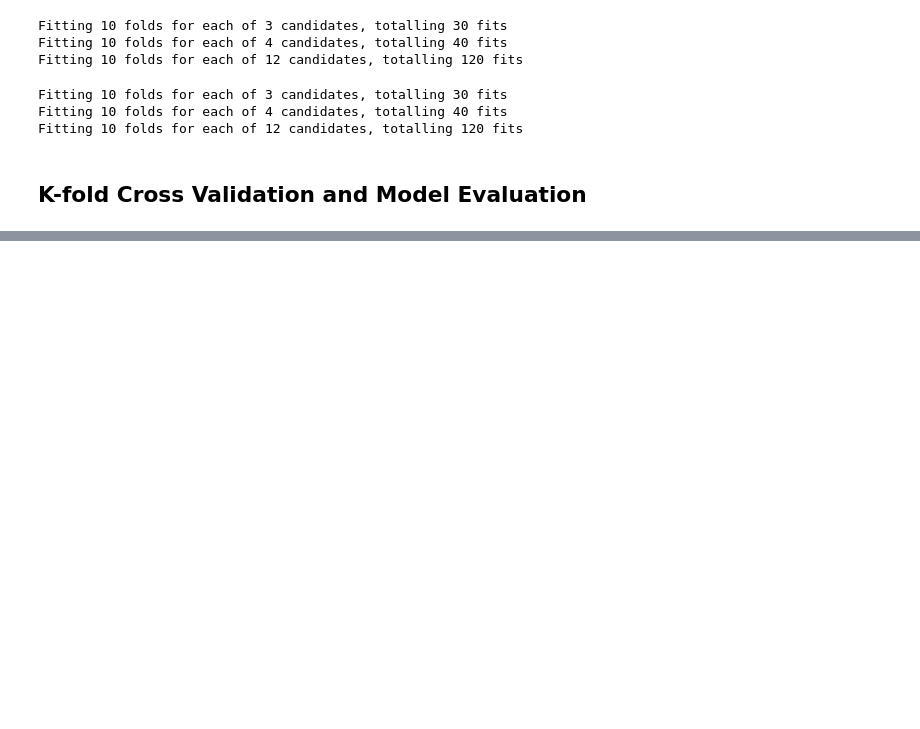
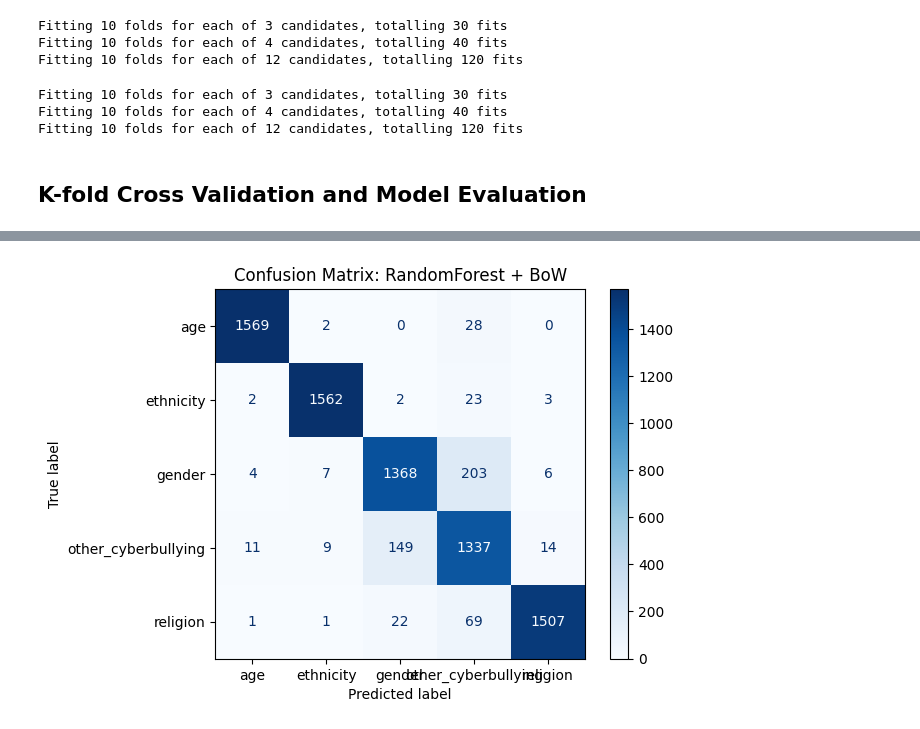
Before and after one commit to msegreto/CyberbullismDetection, a Jupyter notebook: notebook/4_MultiClassification.ipynb, the cells around one changed output, grey strips where cells are left out. Drawn from its saved outputs; the diff is of its cells as text; code cells hidden in the pictures; blank space fills up the shorter version.

```diff
--- a/notebook/4_MultiClassification.ipynb
+++ b/notebook/4_MultiClassification.ipynb
@@ -264,0 +266,85 @@ display(df_eval_sorted)
+# %%
+# test set loading
+df_eval_sorted = pd.read_csv('../dataset/cross_validation/binary_result.csv')
+df_test = pd.read_csv("../dataset/test_set.csv")
+df_test = df_test[df_test["multiclass_label"] != "not_cyberbullying"]
+X_test_text = df_test["text"]
+y_test = df_test["multiclass_label"].map(label2id)
+
+# Feature extraction
+tfidf_vectorizer = joblib.load("../model/tfidf_vocabulary_multiclass.pkl")
+bow_vectorizer = joblib.load("../model/bow_vocabulary_multiclass.pkl")
+
+w2v_model_1 = gensim.models.Word2Vec.load("../model/word2vec_model1.model")
+w2v_model_2 = gensim.models.Word2Vec.load("../model/word2vec_model2.model")
+
+X_test_tfidf = tfidf_vectorizer.transform(X_test_text)
+X_test_bow = bow_vectorizer.transform(X_test_text)
+X_test_w2v_1 = compute_w2v_features(X_test_text, w2v_model_1, w2v_model_1.vector_size)
+X_test_w2v_2 = compute_w2v_features(X_test_text, w2v_model_2, w2v_model_2.vector_size)
+
+# Dataset mapping
+datasets = {
+    "BoW": X_test_bow,
+    "TF-IDF": X_test_tfidf,
+    "W2V-1": X_test_w2v_1,
+    "W2V-2": X_test_w2v_2
+}
+
+top_models = df_eval_sorted.head(6)
+
+def print_metrics_and_confmat_multiclass(y_true, y_pred, labels, title):
+    print(f"\n--- {title} ---")
+    acc = accuracy_score(y_true, y_pred)
+    prec = precision_score(y_true, y_pred, average='macro', zero_division=0)
+    rec = recall_score(y_true, y_pred, average='macro', zero_division=0)
+    f1 = f1_score(y_true, y_pred, average='macro', zero_division=0)
+    bal_acc = balanced_accuracy_score(y_true, y_pred)
+
+    print(f"Accuracy:             {acc:.4f}")
+    print(f"Balanced Accuracy:    {bal_acc:.4f}")
+    print(f"Macro Precision:      {prec:.4f}")
+    print(f"Macro Recall:         {rec:.4f}")
+    print(f"Macro F1 Score:       {f1:.4f}")
+
+    # Confusion Matrix
+    cm = confusion_matrix(y_true, y_pred)
+    disp = ConfusionMatrixDisplay(confusion_matrix=cm, display_labels=labels)
+    disp.plot(cmap=plt.cm.Blues)
+    plt.title(f"Confusion Matrix: {title}")
+    plt.show()
+
+
+predictions = []
+
+for _, row in top_models.iterrows():
+    model_name = row["model"]
+    vectorizer_name = row["vectorizer"]
+
+    file_name = f"../model/grid_search_multiclass/{model_name}_{vectorizer_name}_multiclass.pkl"
+    clf = joblib.load(file_name)
+
+    X_input = datasets[vectorizer_name]
+
+    y_pred = clf.predict(X_input)
+
+    predictions.append(y_pred)
+
+    print_metrics_and_confmat_multiclass(y_test, y_pred, list(label2id.keys()), f"{model_name} + {vectorizer_name}")
+
+print("\n--- McNemar Test between Top 2 Models ---")
+y_pred_1 = predictions[0]
+y_pred_2 = predictions[1]
+
+b = np.sum((y_pred_1 == y_test) & (y_pred_2 != y_test))
+c = np.sum((y_pred_1 != y_test) & (y_pred_2 == y_test))
+
+table = [[0, b], [c, 0]]
+result = mcnemar(table, exact=True)
+
+print(f"McNemar's test statistic = {result.statistic}, p-value = {result.pvalue:.4f}")
+if result.pvalue < 0.05:
+    print("The difference is statistically significant.")
+else:
+    print("The difference is not statistically significant.")
+# %% [output]
@@ -264,0 +357 @@ display(df_eval_sorted)
+[figure, added]
```
Also changed, not shown: parts of 4 cells of this notebook, 6 other files.
